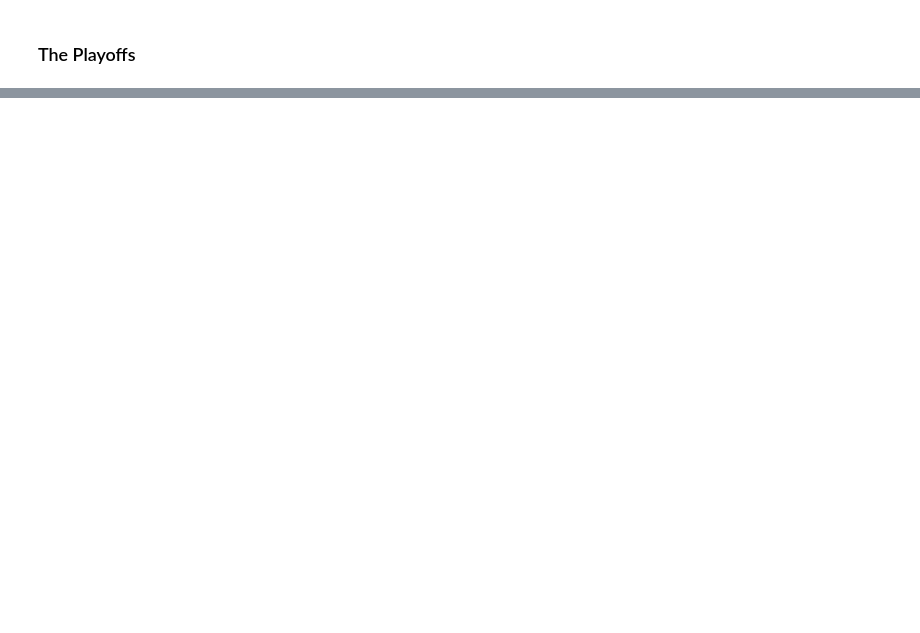
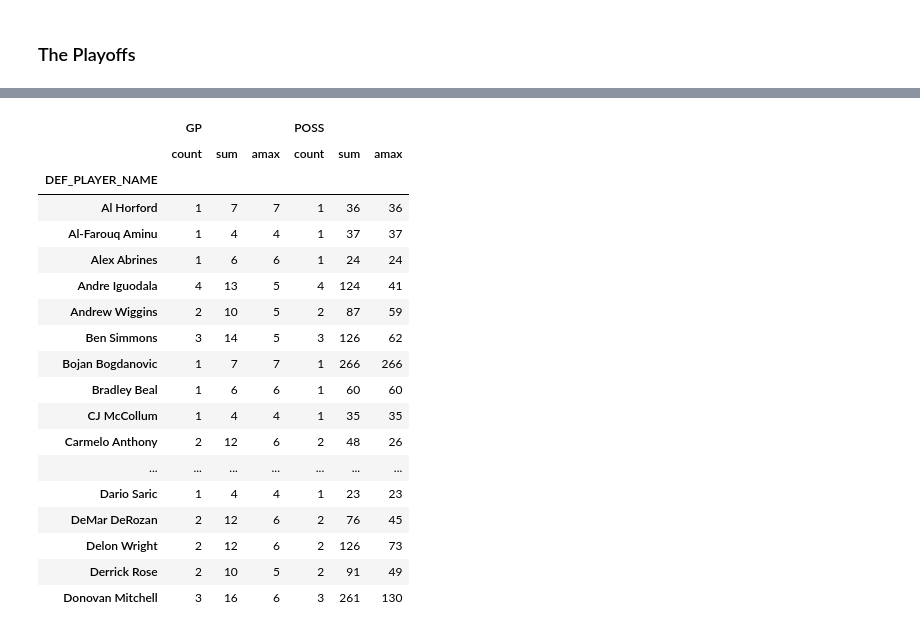
Before and after one commit to sstromberg/nba-project, a Jupyter notebook: guarding_guards.ipynb, the cells around one changed output, grey strips where cells are left out. Saved outputs shown, nothing was run; the diff lists cells and outputs as text; code cells hidden in the pictures; blank space fills up the shorter version.

```diff
--- a/guarding_guards.ipynb
+++ b/guarding_guards.ipynb
@@ -480,2 +513,30 @@ While we see a relatively low correlation between the two seasons when looking a
 # %% [markdown]
 ### The Playoffs
+# %%
+# return to stats.nba.com to pull playoff data (probably 2017-18 for now)
+# as before, but with the prior season selected
+url_17p = 'https://stats.nba.com/stats/leaguedashplayerstats?College=&Conference=&Country='+ \
+                '&DateFrom=&DateTo=&Division=&DraftPick=&DraftYear=&GameScope=&GameSegment=&Height='+ \
+                '&LastNGames=0&LeagueID=00&Location=&MeasureType=Advanced&Month=0&OpponentTeamID=0'+ \
+                '&Outcome=&PORound=0&PaceAdjust=N&PerMode=PerGame&Period=0&PlayerExperience='+ \
+                '&PlayerPosition=G&PlusMinus=N&Rank=N&Season=2017-18&SeasonSegment=&SeasonType=Playoffs'+ \
+                '&ShotClockRange=&StarterBench=&TeamID=0&TwoWay=0&VsConference=&VsDivision=&Weight='
+
+headers_17p = {'Accept': 'application/json', 'x-nba-stats-token': 'true', 'X-NewRelic-ID': 'VQECWF5UChAHUlNTBwgBVw==',
+                'User-Agent': 'Mozilla/5.0 (Macintosh; Intel Mac OS X 10_14_4) AppleWebKit/537.36 (KHTML, like Gecko) Chrome/74.0.3729.131',
+                'x-nba-stats-origin': 'stats', 'Referer': 'https://stats.nba.com/players/advanced/?sort=USG_PCT&dir=-1&CF=GP*G*5:MIN*G*20&Season=2017-18&SeasonType=Playoffs'}
+
+usage_17p = requests.get(url_17p, headers=headers_17p)
+
+headers17p = usage_17p.json()['resultSets'][0]['headers']
+players17p = usage_17p.json()['resultSets'][0]['rowSet']
+
+usage17p_df = pd.DataFrame(players17p, columns=headers17p)
+# %%
+# using the same 24% USG threshold (and a minimum for minutes but not games-played), we get ~1 guard per playoff team
+usage17p_leaders = usage17p_df.loc[(usage17p_df['MIN'] >= 15.0) & (usage17p_df['USG_PCT'] >= .24)]
+
+print(usage17p_leaders.shape)
+print(usage17p_leaders.head())
+
+offensive17p_list = usage17p_leaders['PLAYER_ID'].tolist()
@@ -481,0 +561,30 @@ While we see a relatively low correlation between the two seasons when looking a
+# %%
+# we have at least as many games between team-pairs (because a playoff series is 4-7 games),
+# but many fewer matchups between teams (15 total, max 4 for the teams in the Finals)
+
+matchup17p_df = matchups(offensive17p_list, season='2017-18', seasontype='Playoffs')
+
+defenders17p = matchup17p_df.groupby(['DEF_PLAYER_NAME'])
+
+# explore properties of this construction of the data
+defenders17p['GP','POSS'].agg(['count', np.sum, np.max])[0:20]
+# %% [output]
+|  | GP |  |  | POSS |  |  |
+|  | count | sum | amax | count | sum | amax |
+| DEF_PLAYER_NAME |  |  |  |  |  |  |
+| Al Horford | 1 | 7 | 7 | 1 | 36 | 36 |
+| Al-Farouq Aminu | 1 | 4 | 4 | 1 | 37 | 37 |
+| Alex Abrines | 1 | 6 | 6 | 1 | 24 | 24 |
+| Andre Iguodala | 4 | 13 | 5 | 4 | 124 | 41 |
+| Andrew Wiggins | 2 | 10 | 5 | 2 | 87 | 59 |
+| Ben Simmons | 3 | 14 | 5 | 3 | 126 | 62 |
+| Bojan Bogdanovic | 1 | 7 | 7 | 1 | 266 | 266 |
+| Bradley Beal | 1 | 6 | 6 | 1 | 60 | 60 |
+| CJ McCollum | 1 | 4 | 4 | 1 | 35 | 35 |
+| Carmelo Anthony | 2 | 12 | 6 | 2 | 48 | 26 |
+| ... | ... | ... | ... | ... | ... | ... |
+| Dario Saric | 1 | 4 | 4 | 1 | 23 | 23 |
+| DeMar DeRozan | 2 | 12 | 6 | 2 | 76 | 45 |
+| Delon Wright | 2 | 12 | 6 | 2 | 126 | 73 |
+| Derrick Rose | 2 | 10 | 5 | 2 | 91 | 49 |
+| Donovan Mitchell | 3 | 16 | 6 | 3 | 261 | 130 |
```
Also changed, not shown: parts of 12 cells of this notebook.
